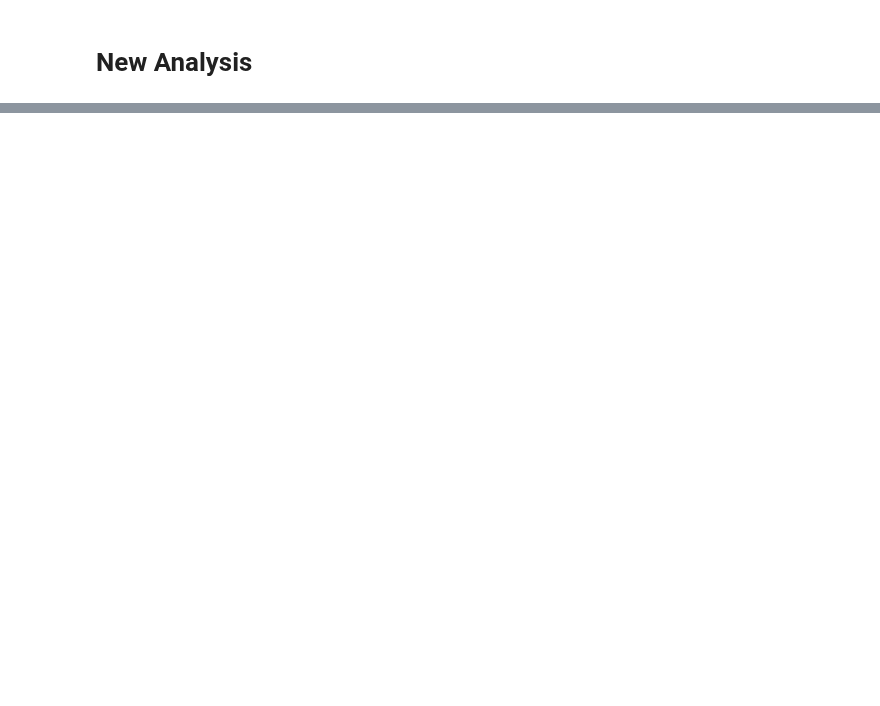
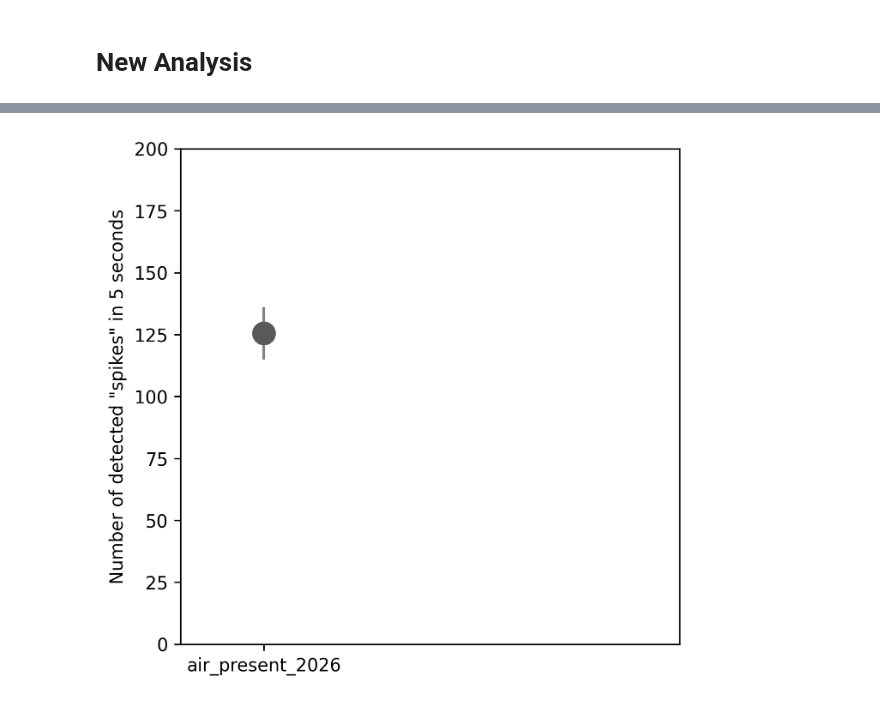
Before and after one commit to mattsmiths/biol470, a Jupyter notebook: week8/BIOL470_spikeProc_SpikeAnalysis_2026.ipynb, the cells around one changed output, grey strips where cells are left out. Cells and saved outputs as stored; diff of their text form; code cells hidden in the pictures; blank space fills up the shorter version.

```diff
--- a/week8/BIOL470_spikeProc_SpikeAnalysis_2026.ipynb
+++ b/week8/BIOL470_spikeProc_SpikeAnalysis_2026.ipynb
@@ -231,17 +238,19 @@ finalPlot[videoPath.split('/')[-1]] = [np.nanmean(nS),sem1]
 # %%
 plt.figure(figsize=(5,5),dpi=300)
 plt.ylabel('Number of detected "spikes" in 5 seconds')
 
 
-sem1 = np.nanmstd(nS)/np.sqrt(len(nS))
+sem1 = np.nanstd(nS)/np.sqrt(len(nS))
 plt.plot([0,0],[np.nanmean(nS)-sem1,np.nanmean(nS)+sem1],color=(0.35,0.35,0.35,0.75))
 
 
 plt.scatter([0],[np.nanmean(nS)],color=(0.35,0.35,0.35),s=150)
 
 plt.xticks([0],['%s'%videoPath.split('/')[-1]])
 plt.axis([-0.25,1.25,0,200])
 plt.savefig('/content/%s/SpikeNumber%s.png'%(videoPath.split('/')[-1],videoPath.split('/')[-1]),dpi=300)
+# %% [output]
+[figure, added]
 # %%
 import pandas as pd
 
```
Also changed, not shown: parts of 9 cells of this notebook.
